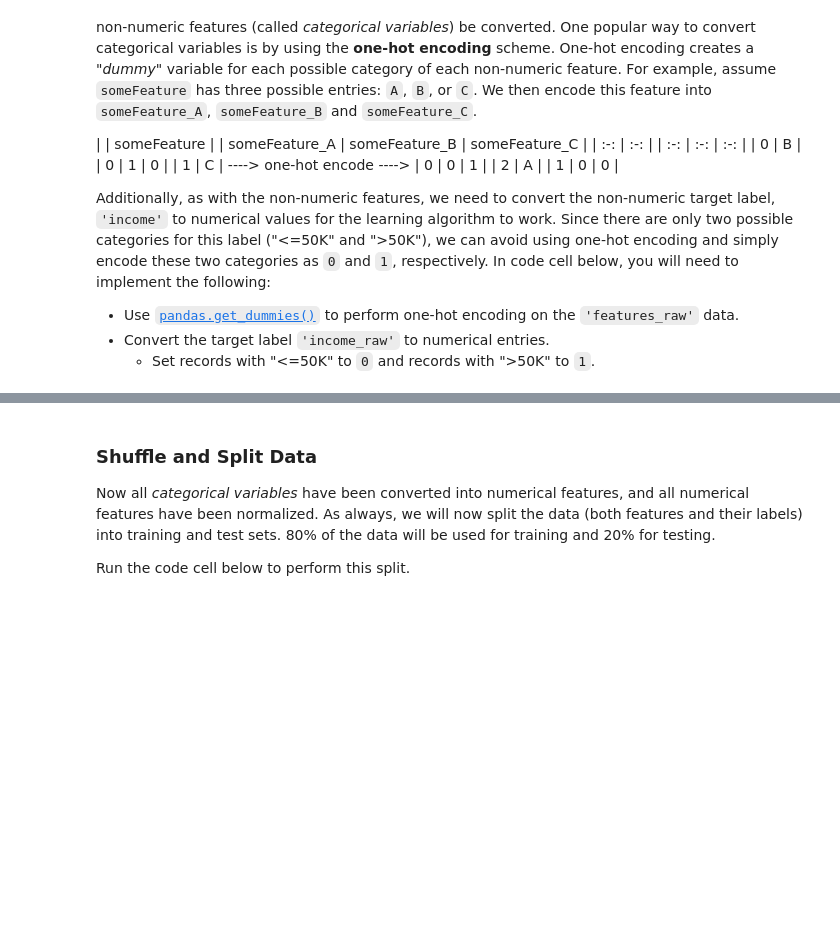
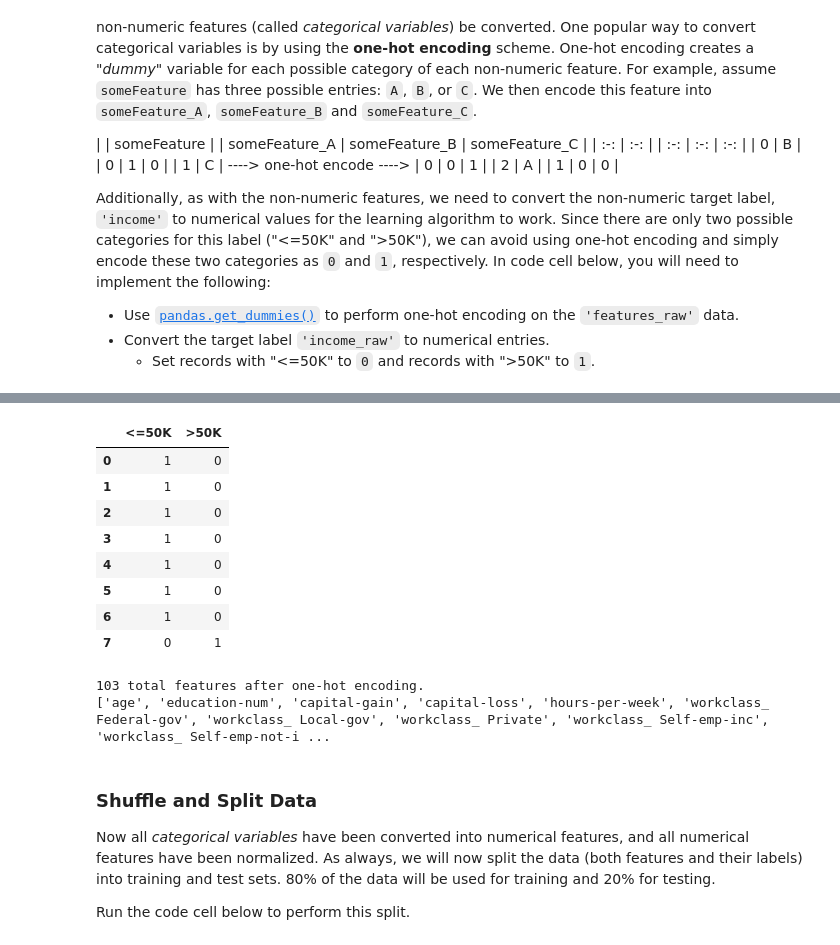
Before and after one commit to rodsveiga/machine-learning, a Jupyter notebook: projects/finding_donors/finding_donors.ipynb, the cells around one changed output, grey strips where cells are left out. Cells and saved outputs as stored; diff of their text form; code cells hidden in the pictures; blank space fills up the shorter version.

```diff
--- a/projects/finding_donors/finding_donors.ipynb
+++ b/projects/finding_donors/finding_donors.ipynb
@@ -210,16 +236,31 @@ Additionally, as with the non-numeric features, we need to convert the non-numer
+# %%
+pd.get_dummies(income_raw).head(8)
+# %% [output]
+|  | <=50K | >50K |
+| 0 | 1 | 0 |
+| 1 | 1 | 0 |
+| 2 | 1 | 0 |
+| 3 | 1 | 0 |
+| 4 | 1 | 0 |
+| 5 | 1 | 0 |
+| 6 | 1 | 0 |
+| 7 | 0 | 1 |
 # %%
 # TODO: One-hot encode the 'features_log_minmax_transform' data using pandas.get_dummies()
-features_final = None
+features_final = pd.get_dummies(features_log_minmax_transform)
 
 # TODO: Encode the 'income_raw' data to numerical values
-income = None
+income = pd.get_dummies(income_raw)
 
 # Print the number of features after one-hot encoding
 encoded = list(features_final.columns)
-print "{} total features after one-hot encoding.".format(len(encoded))
+print("{} total features after one-hot encoding.".format(len(encoded)))
 
 # Uncomment the following line to see the encoded feature names
-# print encoded
+print(encoded)
+# %% [output]
+103 total features after one-hot encoding.
+['age', 'education-num', 'capital-gain', 'capital-loss', 'hours-per-week', 'workclass_ Federal-gov', 'workclass_ Local-gov', 'workclass_ Private', 'workclass_ Self-emp-inc', 'workclass_ Self-emp-not-i ...
 # %% [markdown]
 ### Shuffle and Split Data
 Now all _categorical variables_ have been converted into numerical features, and all numerical features have been normalized. As always, we will now split the data (both features and their labels) into training and test sets. 80% of the data will be used for training and 20% for testing.
```
Also changed, not shown: parts of 4 cells of this notebook.
